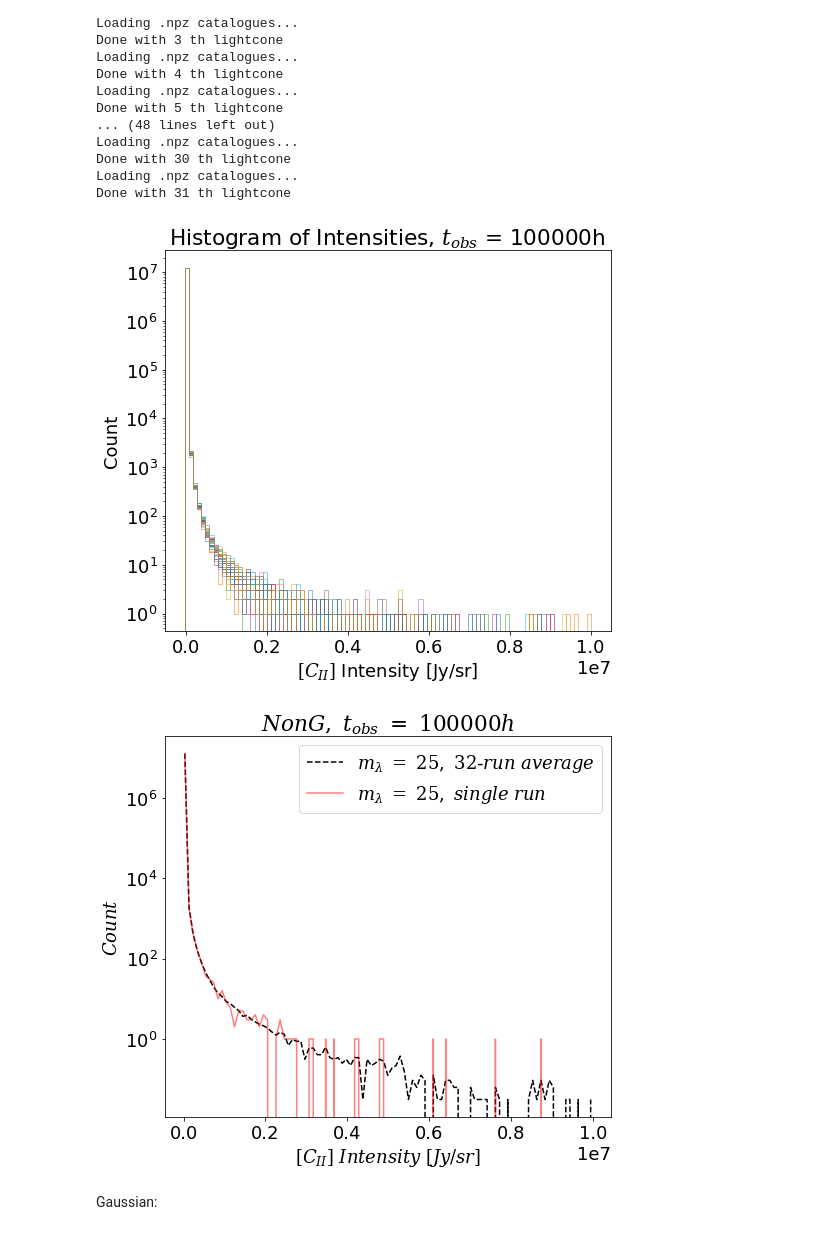
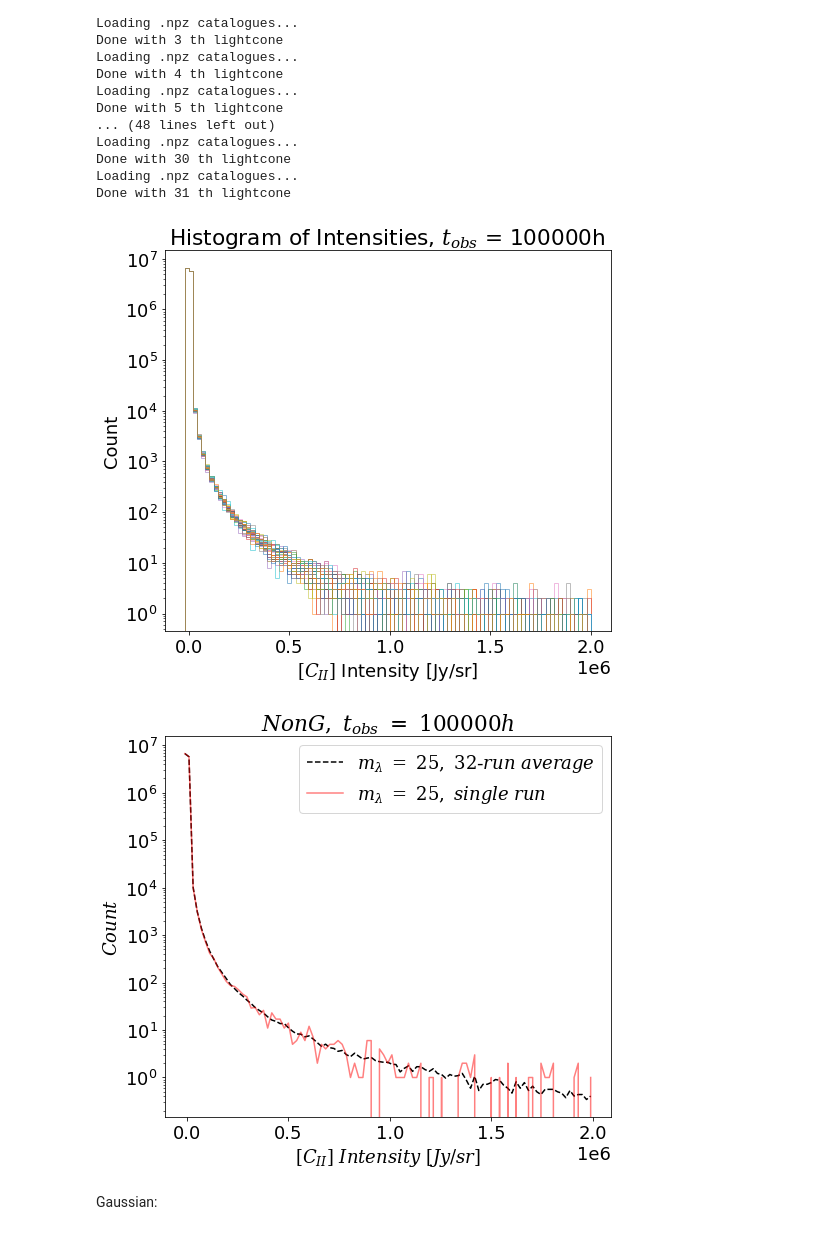
Before and after one commit to PatrickHorlaville/CITA_LIM, a Jupyter notebook: Nate_sims_avg.ipynb, the cells around one changed output. Cells and saved outputs as stored; diff of their text form; code cells hidden in the pictures.

Commit message:
2e6 hist range casca and weighted hist

```diff
--- a/Nate_sims_avg.ipynb
+++ b/Nate_sims_avg.ipynb
@@ -64,7 +64,7 @@ forecast = sig + noise_map
 # %% [output]
 Loading .npz catalogues...
 # %%
-n_t, bins, _ = plt.hist(forecast.flatten(), bins = np.linspace(-20000, 10000000, 100), edgecolor = 'r', label = r'$NonG$', alpha = 0.5, histtype = 'step')
+n_t, bins, _ = plt.hist(forecast.flatten(), bins = np.linspace(-20000, 2000000, 100), edgecolor = 'r', label = r'$NonG$', alpha = 0.5, histtype = 'step')
 #n_mhi, _, _ = plt.hist(mhi_forecast.flatten(), bins = bins, edgecolor = 'black', label = r'$M_{HI}$', alpha = 0.5, histtype = 'step')
 plt.legend()
 
@@ -115,19 +115,19 @@ n_ng = [0 for i in range(len(onlyfiles))]
 # %%
 for i in range(len(onlyfiles)):
 
     np.random.seed(i)
     noise_map = np.random.normal(0, noise_sigma.to(u.Jy/u.sr, equivalencies=u.brightness_temperature(m_cii.nuObs)).value, map_shape)
 
     forecast = ngauss_lum[i].value + noise_map
 
-    n_ng[i], _, _ = plt.hist(forecast.flatten(), bins = np.linspace(-20000, 10000000, 100), alpha = 0.5, histtype = 'step')
+    n_ng[i], _, _ = plt.hist(forecast.flatten(), bins = np.linspace(-20000, 2000000, 100), alpha = 0.5, histtype = 'step')
 
     plt.xlabel(r'$[C_{II}]$ Intensity [Jy/sr]')
     plt.ylabel('Count')
     plt.yscale('log')
     plt.title(r'Histogram of Intensities, $t_{obs}$ = 100000h')
 # %% [output]
-[figure, old version]
+[figure, new version]
 # %%
 avg_ngauss = np.nanmean(n_ng, axis = 0)
 # %%
@@ -138,9 +138,9 @@ plt.ylabel(r'$Count$')
 plt.yscale('log')
 plt.title(r'$NonG,\ t_{obs}\ =\ 100000h$')
 plt.legend()
-plt.savefig('casca/plots/ngaussian_1e7.png', bbox_inches = 'tight')
+plt.savefig('casca/plots/ngaussian_2e6.png', bbox_inches = 'tight')
 # %% [output]
-[figure, old version]
+[figure, new version]
 # %% [markdown]
 Gaussian:
 # %%
```
Also changed, not shown: parts of 7 cells of this notebook, 5 other files.
